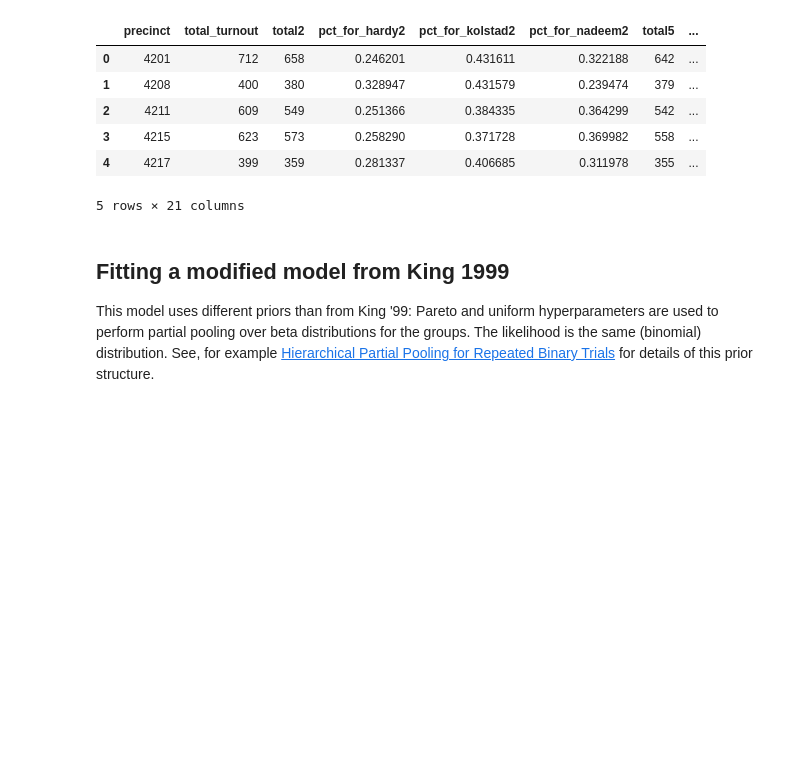
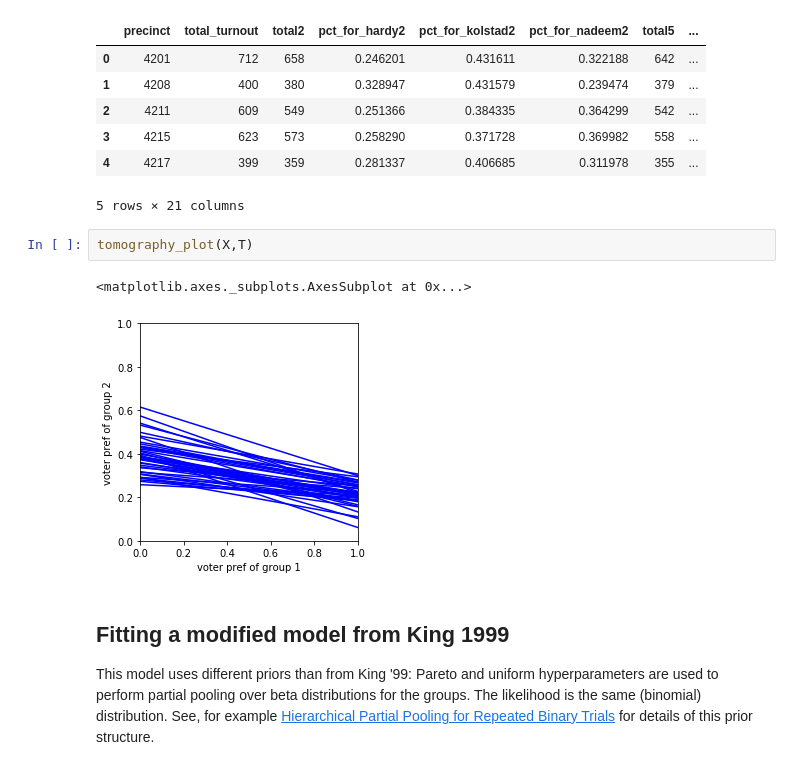
Before and after one commit to mggg/ecological-inference, a Jupyter notebook: pyei/examples/santa_clara_demo.ipynb, the cells around one changed output. Drawn from its saved outputs; the diff is of its cells as text; blank space fills up the shorter version.

Commit message:
basic tomography plot, in case that's useful

```diff
--- a/pyei/examples/santa_clara_demo.ipynb
+++ b/pyei/examples/santa_clara_demo.ipynb
@@ -25,6 +26,11 @@ data.head()
 | 3 | 4215 | 623 | 573 | 0.258290 | 0.371728 | 0.369982 | 558 | ... |
 | 4 | 4217 | 399 | 359 | 0.281337 | 0.406685 | 0.311978 | 355 | ... |
 5 rows × 21 columns
+# %%
+tomography_plot(X,T)
+# %% [output]
+<matplotlib.axes._subplots.AxesSubplot at 0x...>
+[figure, added]
 # %% [markdown]
 ## Fitting a modified model from King 1999
 
```
Also changed, not shown: parts of 1 cell of this notebook, 1 other file.
